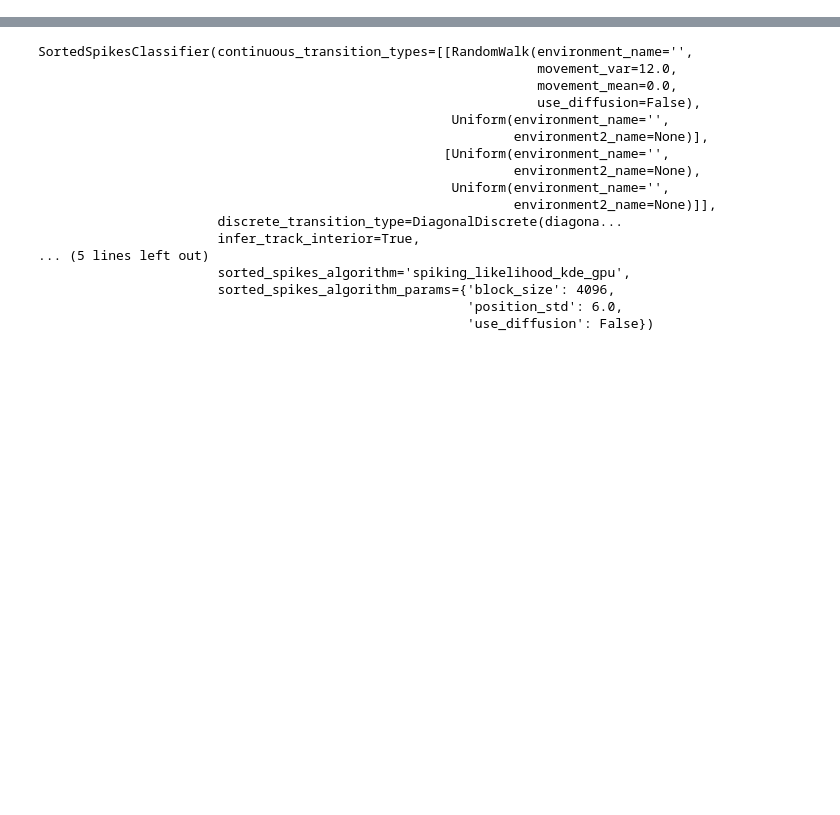
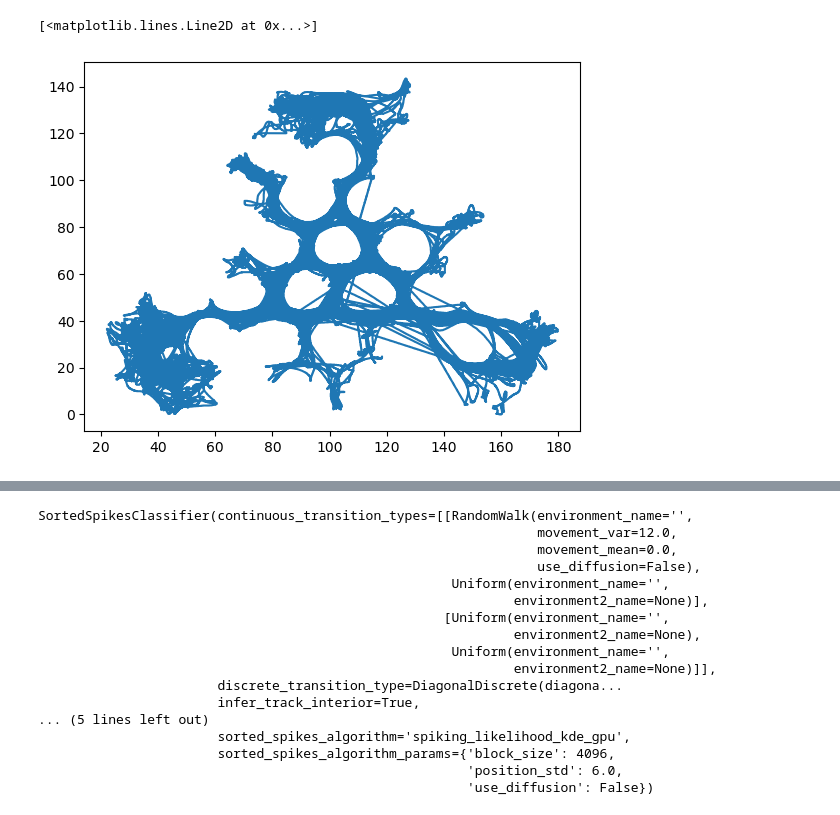
Before and after one commit to edeno/tk_decoding, a Jupyter notebook: notebooks/run_decoding_1.ipynb, the cells around one changed output, grey strips where cells are left out. Drawn from its saved outputs; the diff is of its cells as text; code cells hidden in the pictures; blank space fills up the shorter version.

```diff
--- a/notebooks/run_decoding_1.ipynb
+++ b/notebooks/run_decoding_1.ipynb
@@ -23,0 +24,7 @@ multiunit_firing_rate = multiunit_firing_rate.iloc[start_ind:]
+# %%
+import matplotlib.pyplot as plt
+
+plt.plot(position_info.x, position_info.y)
+# %% [output]
+[<matplotlib.lines.Line2D at 0x...>]
+[figure, added]
```
Also changed, not shown: parts of 5 cells of this notebook, 3 other files.
